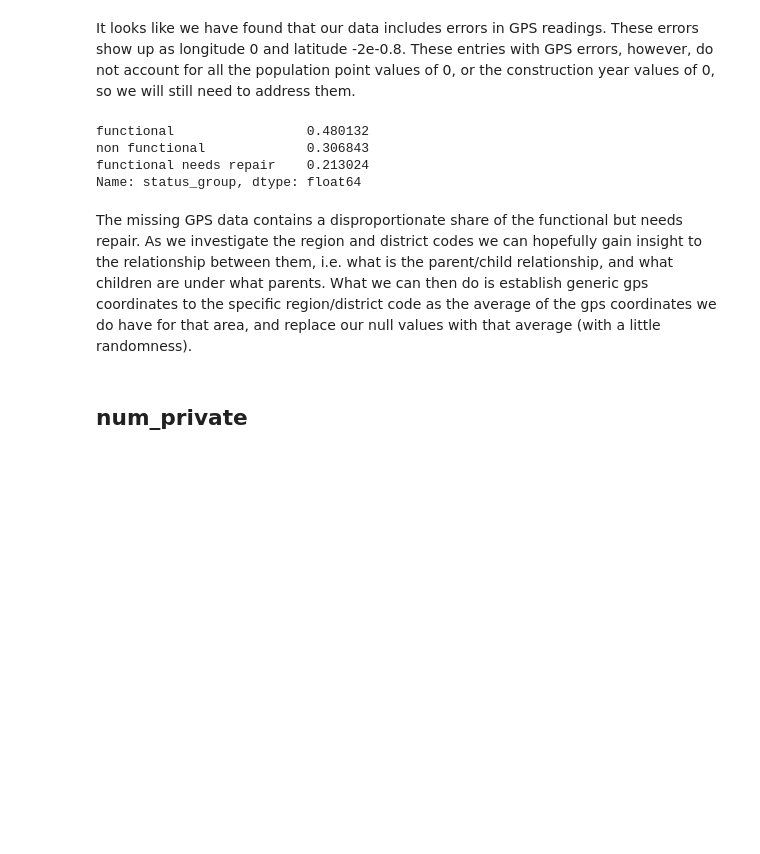
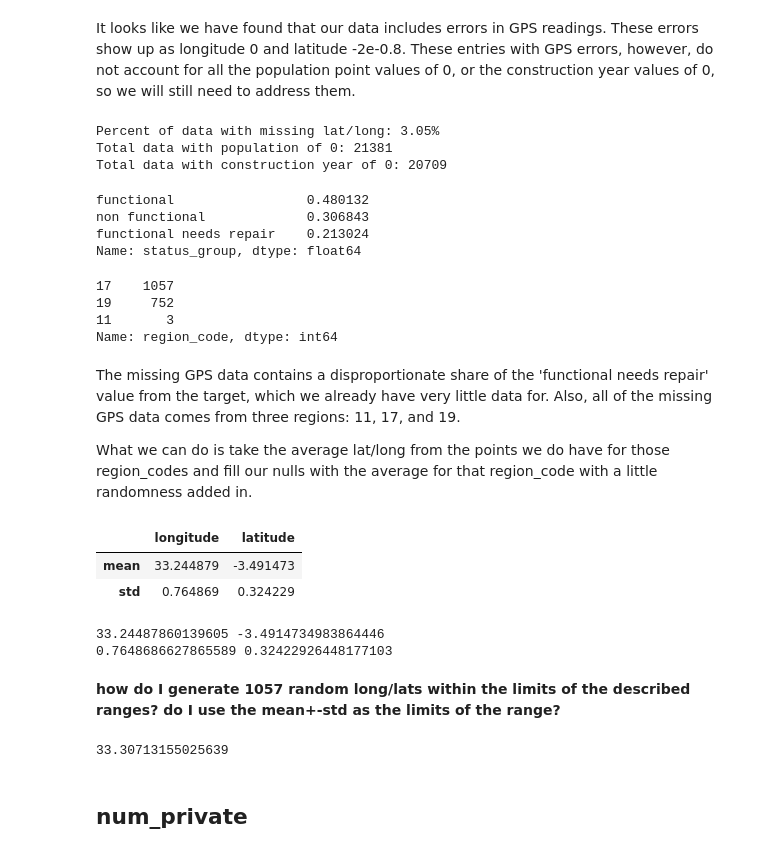
Before and after one commit to brtracy/phase_3_project, a Jupyter notebook: EDA.ipynb, the cells around one changed output. Saved outputs shown, nothing was run; the diff lists cells and outputs as text; code cells hidden in the pictures; blank space fills up the shorter version.

```diff
--- a/EDA.ipynb
+++ b/EDA.ipynb
@@ -511,5 +502,14 @@ Total data with construction year of 0: 20709
 # %% [markdown]
 It looks like we have found that our data includes errors in GPS readings. These errors show up as longitude 0 and latitude -2e-0.8. These entries with GPS errors, however, do not account for all the population point values of 0, or the construction year values of 0, so we will still need to address them.
+# %%
+print(f"Percent of data with missing lat/long: {round((len(longitude_errors)/len(num_df))*100, 2)}%")
+
+print(f"Total data with population of 0: {len(num_df[num_df.population == 0])}")
+print(f"Total data with construction year of 0: {len(num_df[num_df.construction_year == 0])}")
+# %% [output]
+Percent of data with missing lat/long: 3.05%
+Total data with population of 0: 21381
+Total data with construction year of 0: 20709
 # %%
 gps_errors = raw_df[raw_df.longitude == 0.0]
 gps_errors.status_group.value_counts(normalize=True)
@@ -518,5 +518,36 @@ functional                 0.480132
 non functional             0.306843
 functional needs repair    0.213024
 Name: status_group, dtype: float64
+# %%
+gps_errors.region_code.value_counts()
+# %% [output]
+17    1057
+19     752
+11       3
+Name: region_code, dtype: int64
 # %% [markdown]
-The missing GPS data contains a disproportionate share of the functional but needs repair. As we investigate the region and district codes we can hopefully gain insight to the relationship between them, i.e. what is the parent/child relationship, and what children are under what parents. What we can then do is establish generic gps coordinates to the specific region/district code as the average of the gps coordinates we do have for that area, and replace our null values with that average (with a little randomness).
+The missing GPS data contains a disproportionate share of the 'functional needs repair' value from the target, which we already have very little data for. Also, all of the missing GPS data comes from three regions: 11, 17, and 19.
+
+What we can do is take the average lat/long from the points we do have for those region_codes and fill our nulls with the average for that region_code with a little randomness added in.
+# %%
+region17_df = raw_df[(raw_df.region_code == 17) & (raw_df.longitude != 0.0)].describe()
+region17_df = region17_df.loc[['mean', 'std']][['longitude', 'latitude']]
+region17_df
+# %% [output]
+|  | longitude | latitude |
+| mean | 33.244879 | -3.491473 |
+| std | 0.764869 | 0.324229 |
+# %%
+r17_long = raw_df[(raw_df.region_code == 17) & (raw_df.longitude != 0.0)][['longitude', 'latitude']].mean()[0]
+r17_lat = raw_df[(raw_df.region_code == 17) & (raw_df.longitude != 0.0)][['longitude', 'latitude']].mean()[1]
+
+r17_long_std = raw_df[(raw_df.region_code == 17) & (raw_df.longitude != 0.0)][['longitude', 'latitude']].std()[0]
+r17_lat_std = raw_df[(raw_df.region_code == 17) & (raw_df.longitude != 0.0)][['longitude', 'latitude']].std()[1]
+
+# print(r17_long, r17_lat)
+# print(r17_long_std, r17_lat_std)
+# %% [output]
+33.24487860139605 -3.4914734983864446
+0.7648686627865589 0.32422926448177103
+# %% [markdown]
+**how do I generate 1057 random long/lats within the limits of the described ranges? do I use the mean+-std as the limits of the range?**
@@ -523,3 +558,7 @@ The missing GPS data contains a disproportionate share of the functional but nee
+# %%
+random.triangular(r17_long+r17_long_std, r17_long-r17_long_std)
+# %% [output]
+33.30713155025639
 # %% [markdown]
 ## num_private
 # %%
```
Also changed, not shown: parts of 29 cells of this notebook.
